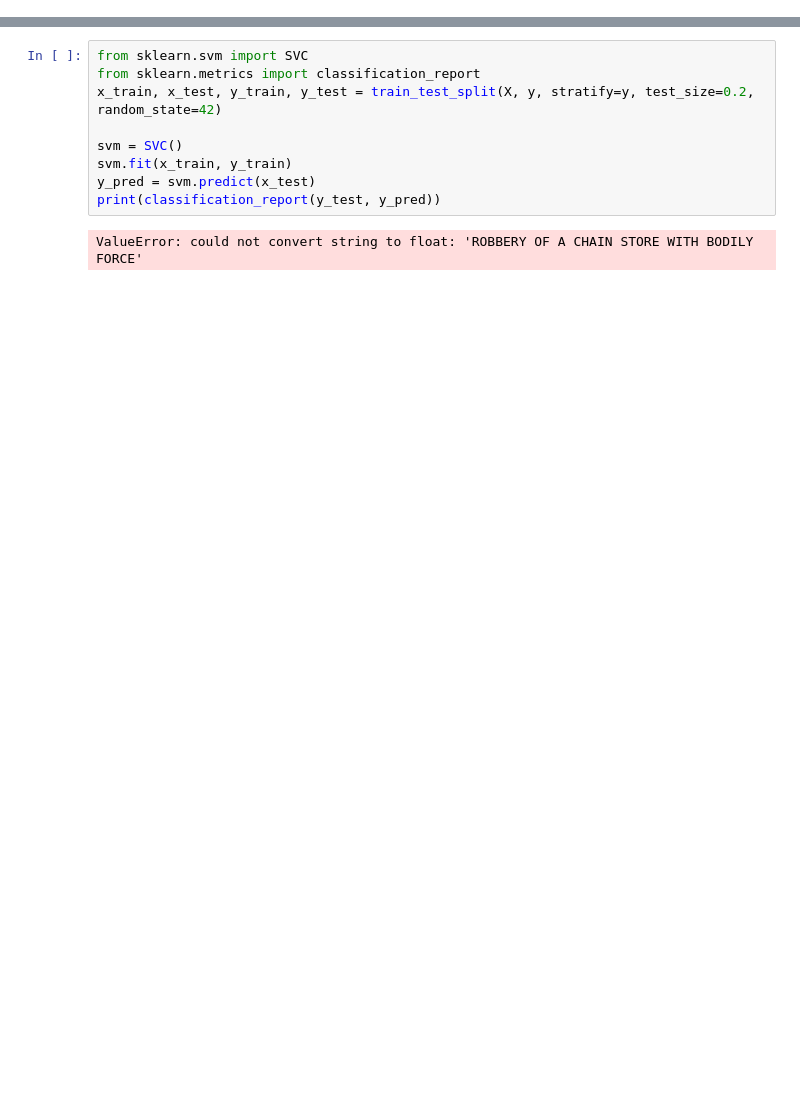
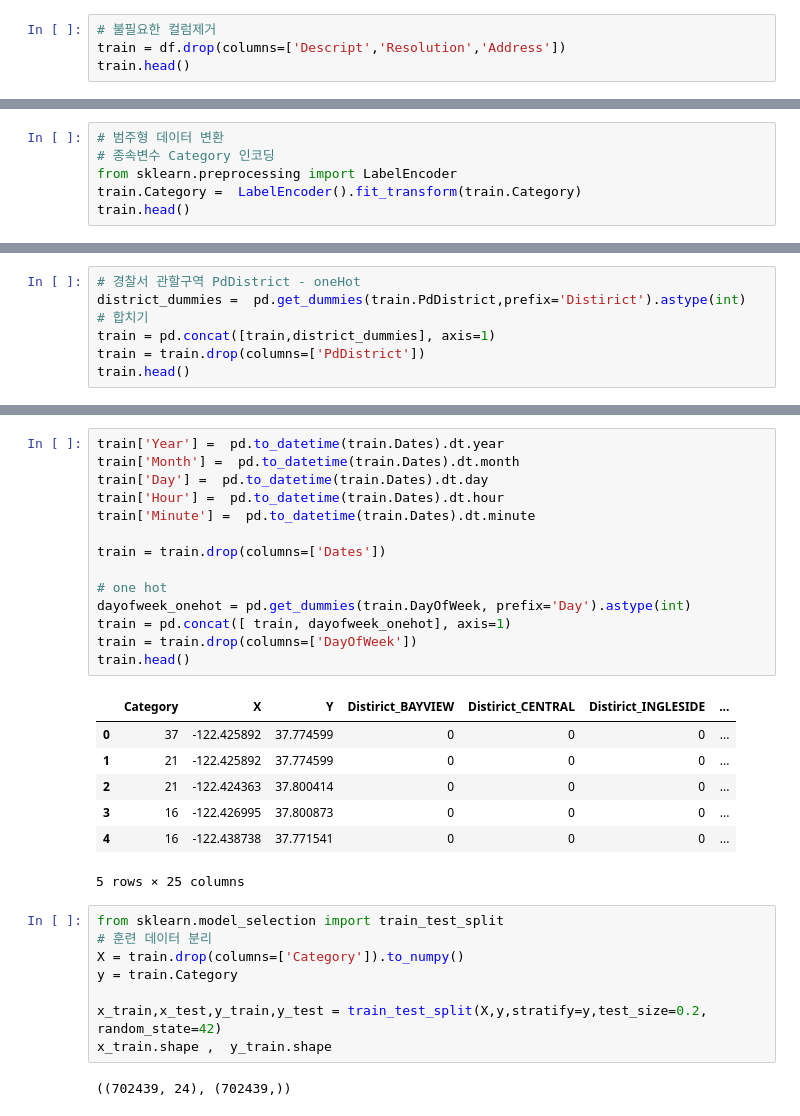
Before and after one commit to djdjdjdfh1/pandas-data-analysis, a Jupyter notebook: part7/7.6_review3_tree_classification.ipynb, the cells around one changed output, grey strips where cells are left out. Cells and saved outputs as stored; diff of their text form; blank space fills up the shorter version.

Commit message:
pandas preprocessing

```diff
--- a/part7/7.6_review3_tree_classification.ipynb
+++ b/part7/7.6_review3_tree_classification.ipynb
@@ -55,0 +35,4 @@ X.shape, y.shape
+# %%
+# 불필요한 컬럼제거
+train = df.drop(columns=['Descript','Resolution','Address'])
+train.head()
@@ -55,0 +46,6 @@ X.shape, y.shape
+# %%
+# 범주형 데이터 변환
+# 종속변수 Category 인코딩
+from sklearn.preprocessing import LabelEncoder
+train.Category =  LabelEncoder().fit_transform(train.Category)
+train.head()
@@ -55,0 +59,7 @@ X.shape, y.shape
+# %%
+# 경찰서 관할구역 PdDistrict - oneHot
+district_dummies =  pd.get_dummies(train.PdDistrict,prefix='Distirict').astype(int)
+# 합치기
+train = pd.concat([train,district_dummies], axis=1)
+train = train.drop(columns=['PdDistrict'])
+train.head()
@@ -56,11 +73,32 @@ X.shape, y.shape
+# %%
+train['Year'] =  pd.to_datetime(train.Dates).dt.year
+train['Month'] =  pd.to_datetime(train.Dates).dt.month
+train['Day'] =  pd.to_datetime(train.Dates).dt.day
+train['Hour'] =  pd.to_datetime(train.Dates).dt.hour
+train['Minute'] =  pd.to_datetime(train.Dates).dt.minute
+
+train = train.drop(columns=['Dates'])
+
+# one hot
+dayofweek_onehot = pd.get_dummies(train.DayOfWeek, prefix='Day').astype(int)
+train = pd.concat([ train, dayofweek_onehot], axis=1)
+train = train.drop(columns=['DayOfWeek'])
+train.head()
+# %% [output]
+|  | Category | X | Y | Distirict_BAYVIEW | Distirict_CENTRAL | Distirict_INGLESIDE | ... |
+| 0 | 37 | -122.425892 | 37.774599 | 0 | 0 | 0 | ... |
+| 1 | 21 | -122.425892 | 37.774599 | 0 | 0 | 0 | ... |
+| 2 | 21 | -122.424363 | 37.800414 | 0 | 0 | 0 | ... |
+| 3 | 16 | -122.426995 | 37.800873 | 0 | 0 | 0 | ... |
+| 4 | 16 | -122.438738 | 37.771541 | 0 | 0 | 0 | ... |
+5 rows × 25 columns
 # %%
-from sklearn.svm import SVC
-from sklearn.metrics import classification_report
-x_train, x_test, y_train, y_test = train_test_split(X, y, stratify=y, test_size=0.2, random_state=42)
+from sklearn.model_selection import train_test_split
+# 훈련 데이터 분리
+X = train.drop(columns=['Category']).to_numpy()
+y = train.Category
 
-svm = SVC()
-svm.fit(x_train, y_train)
-y_pred = svm.predict(x_test)
-print(classification_report(y_test, y_pred))
+x_train,x_test,y_train,y_test = train_test_split(X,y,stratify=y,test_size=0.2, random_state=42)
+x_train.shape ,  y_train.shape
 # %% [output]
-ValueError: could not convert string to float: 'ROBBERY OF A CHAIN STORE WITH BODILY FORCE'
+((702439, 24), (702439,))
```
Also changed, not shown: parts of 24 cells of this notebook, 2 other files.
